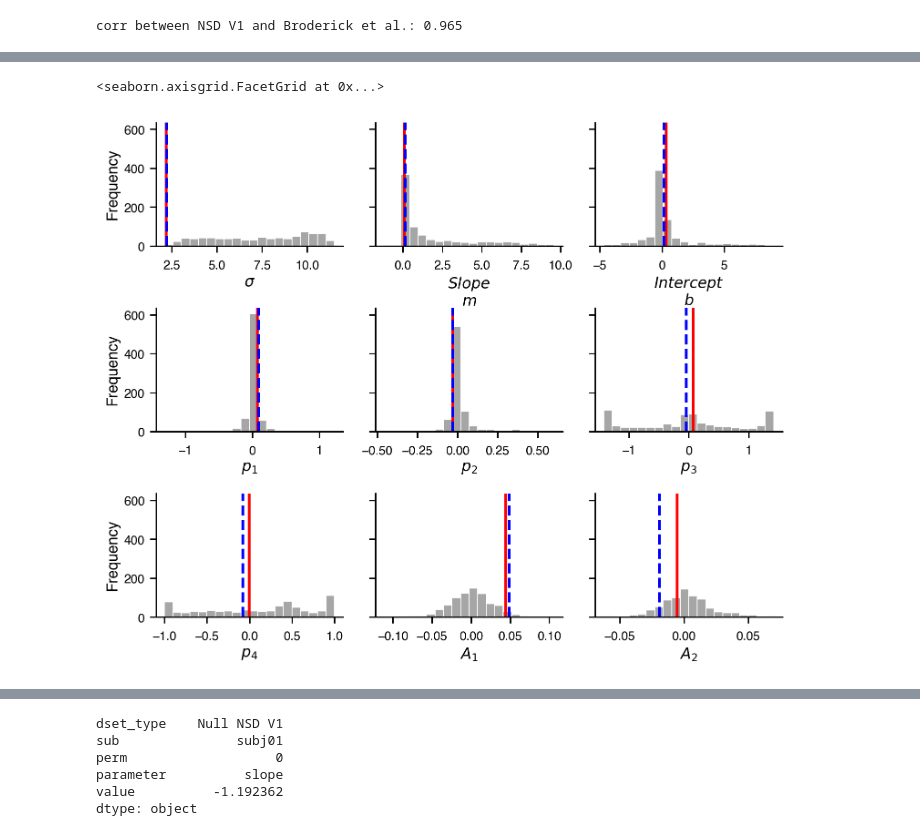
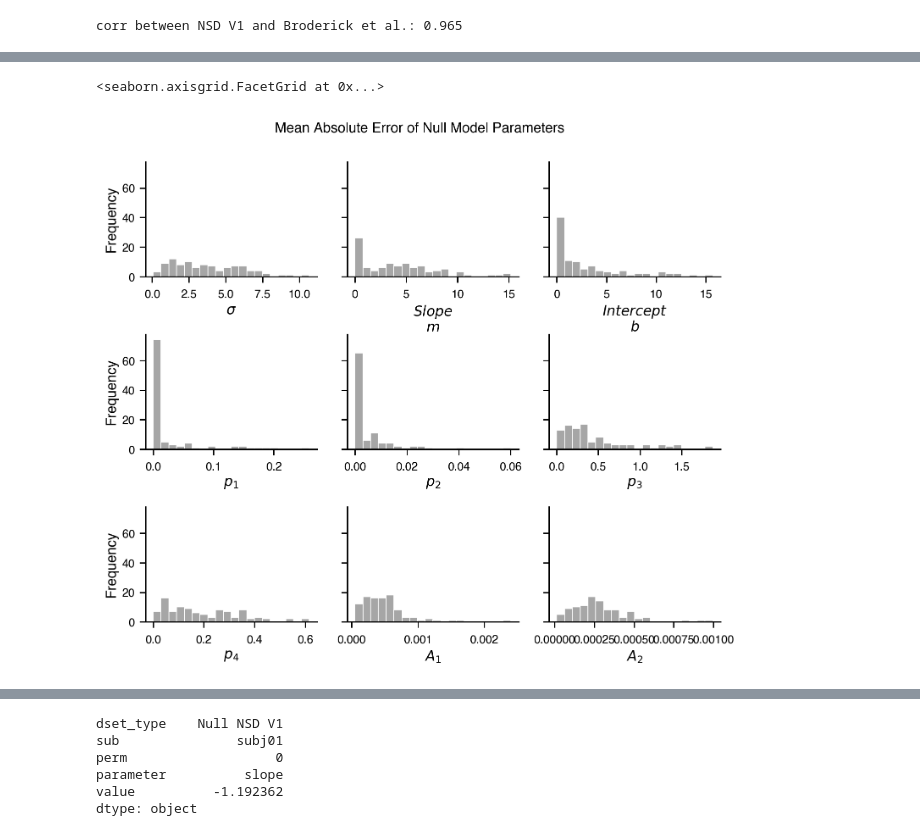
Before and after one commit to JiyeongHa/Spatial-Frequency-Preferences_NSDsyn, a Jupyter notebook: notebooks/null-distribution-comparison.ipynb, the cells around one changed output, grey strips where cells are left out. Cells and saved outputs as stored; diff of their text form; code cells hidden in the pictures.

```diff
--- a/notebooks/null-distribution-comparison.ipynb
+++ b/notebooks/null-distribution-comparison.ipynb
@@ -97,9 +82,25 @@ broderick_df_melt
+# %%
+params = ['sigma', 'slope', 'intercept', 'p_1', 'p_2', 'p_3', 'p_4', 'A_1', 'A_2']
+
+# Create broderick_df_melt with mean values per parameter
+broderick_df_melt = broderick_df.melt(id_vars=['dset_type', 'sub'], value_vars=params, var_name='parameter', value_name='value')
+broderick_df_melt = broderick_df_melt.groupby(['dset_type', 'parameter']).mean().reset_index()
+
+# Create nsd_df_melt for plotting
+nsd_df_melt = nsd_df.melt(id_vars=['dset_type', 'sub'], value_vars=params, var_name='parameter', value_name='value')
+nsd_df_melt = nsd_df_melt.groupby(['dset_type', 'parameter']).mean().reset_index()
+
+# Calculate MSE for each permutation and parameter (compared to overall mean)
+null_mse_df = bts.calculate_mse(null_nsd_df, groupby='perm', params=params, metric='mse')
+nsd_mse_df = bts.calculate_mse(nsd_df, groupby='dset_type', params=params, metric='mse')
+broderick_mse_df = bts.calculate_mse(broderick_df, groupby='dset_type', params=params, metric='mse')
 # %%
 null_nsd_df_melted = null_nsd_df.melt(id_vars=['dset_type', 'sub', 'perm'],
                                       value_vars=params,
                                       var_name='parameter',
                                       value_name='value')
-vis2D.plot_null_parameter_distributions(null_nsd_df_melted, real_df=broderick_df_melt, real_df_2=nsd_df_melt)
+vis2D.plot_null_parameter_distributions(null_mse_df, value='value', real_df=None,
+                                        title='Mean Absolute Error of Null Model Parameters',)
 # %% [output]
 <seaborn.axisgrid.FacetGrid at 0x...>
-[figure, old version]
+[figure, new version]
```
Also changed, not shown: parts of 4 cells of this notebook, 5 other files.
